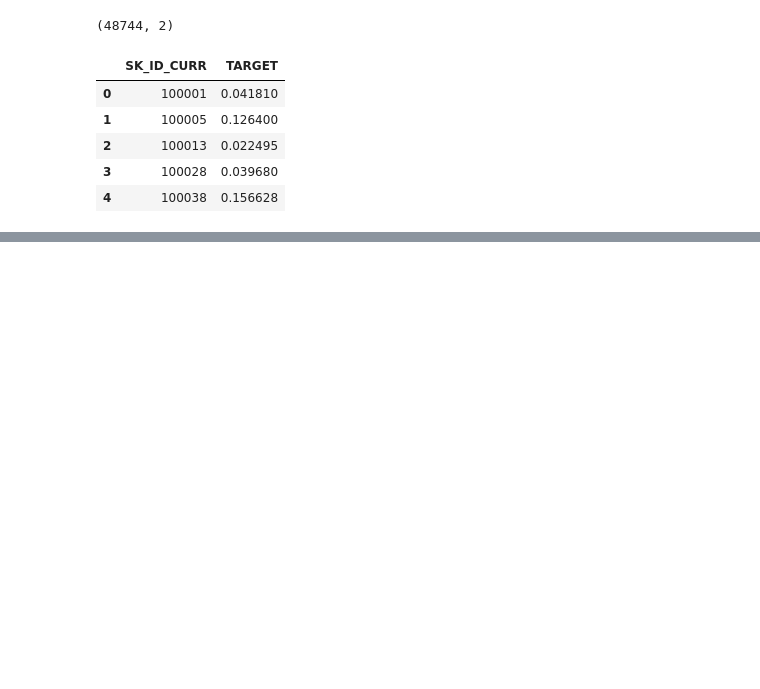
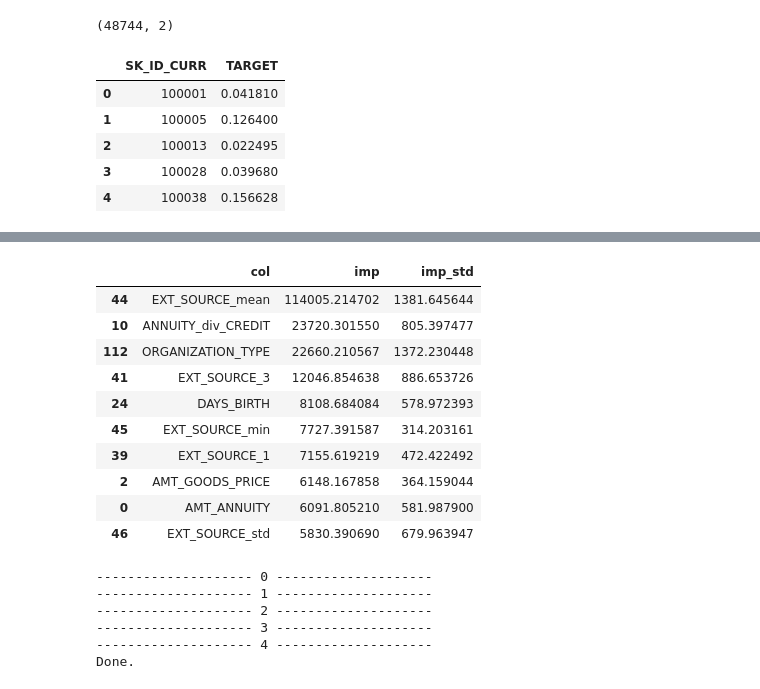
Before and after one commit to YasudaKaito/kaggle_book_morohashi, a Jupyter notebook: kaggle-book-morohashi-07-home-credit-default-risk.ipynb, the cells around one changed output, grey strips where cells are left out. Saved outputs shown, nothing was run; the diff lists cells and outputs as text; code cells hidden in the pictures; blank space fills up the shorter version.

Commit message:
Kaggle Notebook | kaggle_book_morohashi_07_home_credit_default_risk | Chapter 7.4.1

```diff
--- a/kaggle-book-morohashi-07-home-credit-default-risk.ipynb
+++ b/kaggle-book-morohashi-07-home-credit-default-risk.ipynb
@@ -427,0 +495,21 @@ df_submit.to_csv("submission_baseline.csv", index=None)
+# %%
+# 年金支払額を所得で割った値
+application_train["ANNUITY_div_INCOME"] = application_train["AMT_ANNUITY"] / application_train["AMT_INCOME_TOTAL"]
+# %%
+# 年金支払額を借入金で割った値
+application_train["ANNUITY_div_CREDIT"] = application_train["AMT_ANNUITY"] / application_train["AMT_CREDIT"]
+# %%
+x_train = application_train.drop(columns=["SK_ID_CURR", "TARGET"])
+y_train = application_train["TARGET"]
+id_train = application_train[["SK_ID_CURR"]]
+
+for col in x_train.columns:
+    if x_train[col].dtype == "O":
+        x_train[col] = x_train[col].astype("category")
+# %%
+train_oof, imp, metrics = train_lgb(
+    input_x=x_train,
+    input_y=y_train,
+    input_id=id_train,
+    params=params,
+)
@@ -427,0 +534,14 @@ df_submit.to_csv("submission_baseline.csv", index=None)
+# %%
+imp.sort_values("imp", ascending=False)[:10]
+# %% [output]
+|  | col | imp | imp_std |
+| 44 | EXT_SOURCE_mean | 114005.214702 | 1381.645644 |
+| 10 | ANNUITY_div_CREDIT | 23720.301550 | 805.397477 |
+| 112 | ORGANIZATION_TYPE | 22660.210567 | 1372.230448 |
+| 41 | EXT_SOURCE_3 | 12046.854638 | 886.653726 |
+| 24 | DAYS_BIRTH | 8108.684084 | 578.972393 |
+| 45 | EXT_SOURCE_min | 7727.391587 | 314.203161 |
+| 39 | EXT_SOURCE_1 | 7155.619219 | 472.422492 |
+| 2 | AMT_GOODS_PRICE | 6148.167858 | 364.159044 |
+| 0 | AMT_ANNUITY | 6091.805210 | 581.987900 |
+| 46 | EXT_SOURCE_std | 5830.390690 | 679.963947 |
@@ -427,0 +569,12 @@ df_submit.to_csv("submission_baseline.csv", index=None)
+# %%
+test_pred = predict_lbg(
+    x_test,
+    id_test,
+)
+# %% [output]
+-------------------- 0 --------------------
+-------------------- 1 --------------------
+-------------------- 2 --------------------
+-------------------- 3 --------------------
+-------------------- 4 --------------------
+Done.
```
Also changed, not shown: parts of 14 cells of this notebook.
